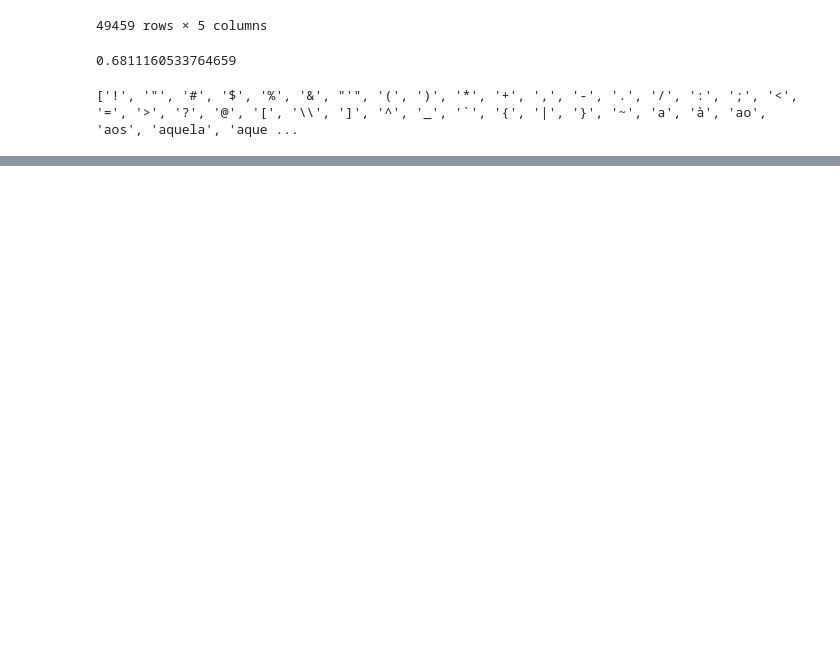
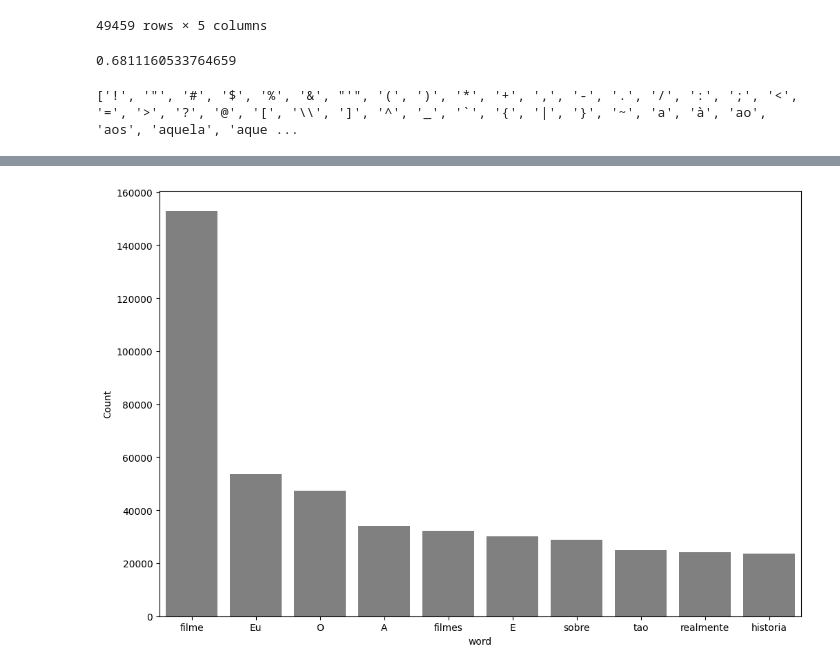
Before and after one commit to xpcosmos/nlp-tecnicas, a Jupyter notebook: model.ipynb, the cells around one changed output, grey strips where cells are left out. Saved outputs shown, nothing was run; the diff lists cells and outputs as text; code cells hidden in the pictures; blank space fills up the shorter version.

```diff
--- a/model.ipynb
+++ b/model.ipynb
@@ -333,0 +362,17 @@ df.head(10)
+# %%
+sem_acentos = [unidecode.unidecode(text) for text in df['tratment_2']]
+# %%
+df['tratment_3'] =sem_acentos
+
+processed_words = []
+
+for opniao in df.tratment_3:
+    nova_frase = list()
+    text_words = token.tokenize(opniao)
+    for word in text_words:
+        if word not in stop_words:
+            nova_frase.append(word)
+    processed_words.append(' '.join(nova_frase))
+
+df['tratment_3'] = processed_words
+df.head()
@@ -333,0 +386,4 @@ df.head(10)
+# %%
+pareto(df, 'tratment_3')
+# %% [output]
+[figure, added]
```
Also changed, not shown: parts of 5 cells of this notebook, 1 other file.
